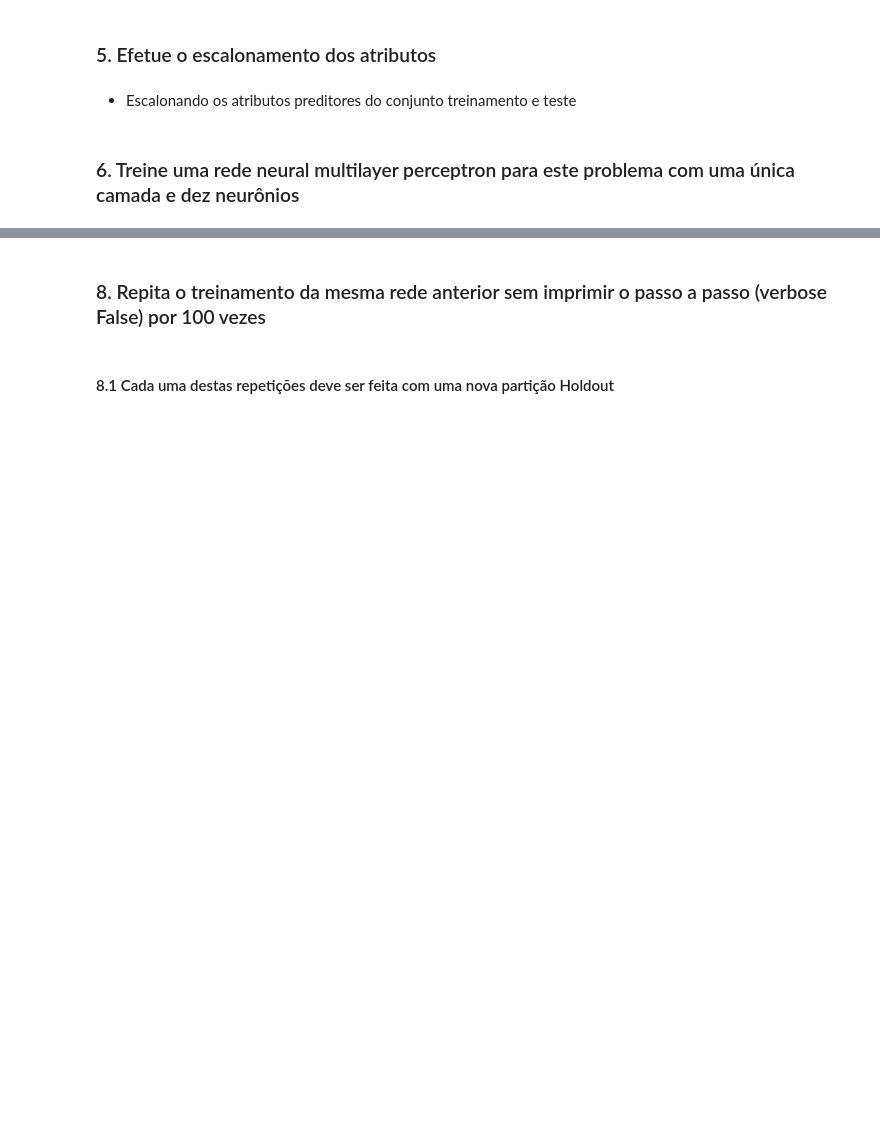
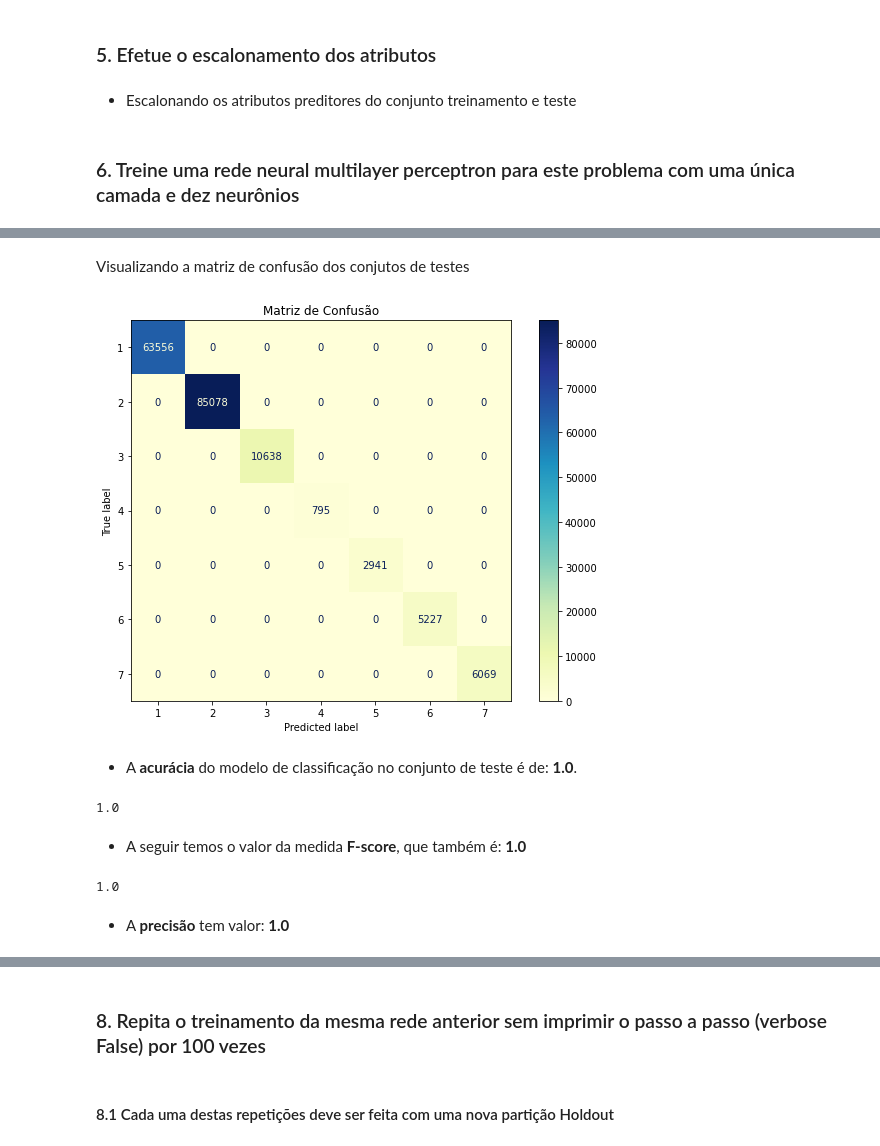
Before and after one commit to elloa-uea/projeto-pratico-3-rna-pp3-team-hard, a Jupyter notebook: notebooks/PP3.3 - Proposição e Avaliação de RNAs.ipynb, the cells around one changed output, grey strips where cells are left out. Cells and saved outputs as stored; diff of their text form; code cells hidden in the pictures; blank space fills up the shorter version.

```diff
--- a/notebooks/PP3.3 - Proposição e Avaliação de RNAs.ipynb
+++ b/notebooks/PP3.3 - Proposição e Avaliação de RNAs.ipynb
@@ -135,7 +130,7 @@ Index(['Elevation', 'Aspect', 'Slope', 'Horizontal_Distance_To_Hydrology',
 - Os nomes das colunas que representam valores categóricos possuem como substring "Wilderness_Area" ou "Soil_Type". As expressões regulares foram utilizadas para seleção das colunas a serem eliminadas.
 # %%
 columns_to_drop = []
-for column in _columns():
+for column in list(database.columns):
     column_search = re.search('Soil_Type|Wilderness_Area', column)
     if column_search:
         columns_to_drop.append(column)
@@ -223,2 +210,0 @@ perceptron = MLPClassifier(hidden_layer_sizes=(1,10), activation='relu', solver=
-# %%
-perceptron.fit(X_train_std, y_train)
@@ -337,0 +217,3 @@ plt.show()
+# %%
+net_classifier_1 = MLPClassifier(hidden_layer_sizes=(10,), activation='relu', solver='adam', verbose=True, max_iter=300)
+net_classifier_1.fit(X_train_std, y_train)
@@ -337,0 +246,25 @@ plt.show()
+# %% [markdown]
+Visualizando a matriz de confusão dos conjutos de testes
+# %%
+y_pred = net_classifier_1.predict(X_test_std)
+matrix = confusion_matrix(y_test, y_pred)
+fig, ax = plt.subplots(figsize=(10,7))
+plot_confusion_matrix(net_classifier_1, X_test_std, y_test, ax=ax, cmap='YlGnBu')
+plt.title('Matriz de Confusão')
+plt.show()
+# %% [output]
+[figure, added]
+# %% [markdown]
+- A **acurácia** do modelo de classificação no conjunto de teste é de: **1.0**.
+# %%
+accuracy_score(y_test, y_pred)
+# %% [output]
+1.0
+# %% [markdown]
+- A seguir temos o valor da medida **F-score**, que também é: **1.0**
+# %%
+f1_score(y_test, y_pred, average='macro')
+# %% [output]
+1.0
+# %% [markdown]
+- A **precisão** tem valor: **1.0**
```
Also changed, not shown: parts of 89 cells of this notebook.
